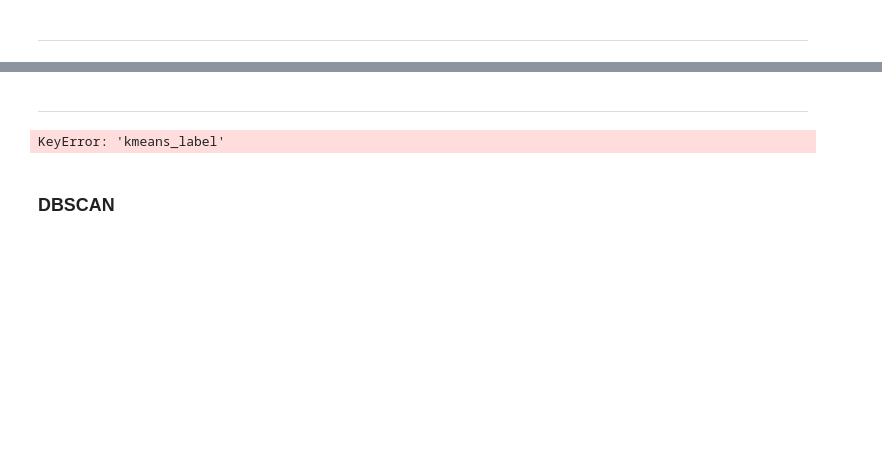
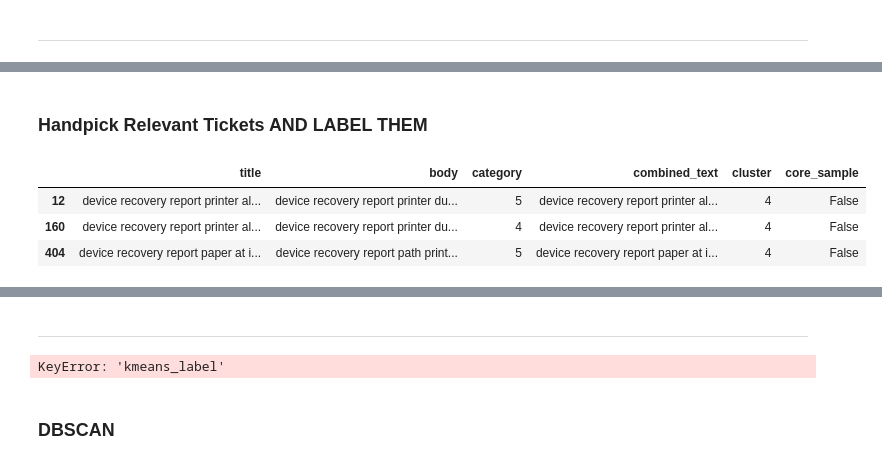
Before and after one commit to andipasti/smupo, a Jupyter notebook: TIcket_Dynamic_Clustering_15_05_pynb.ipynb, the cells around one changed output, grey strips where cells are left out. Saved outputs shown, nothing was run; the diff lists cells and outputs as text; code cells hidden in the pictures; blank space fills up the shorter version.

```diff
--- a/TIcket_Dynamic_Clustering_15_05_pynb.ipynb
+++ b/TIcket_Dynamic_Clustering_15_05_pynb.ipynb
@@ -2513,0 +2784,12 @@ array(['RECRUIT', 'CONFIG', 'COMMUNICATION', 'AUTH', 'SECURITY',
+# %% [markdown]
+### Handpick Relevant Tickets AND LABEL THEM
+# %%
+cluster_2_df = df[df['cluster'] == 4]
+
+# Display the DataFrame for cluster number 2
+cluster_2_df.head(3)
+# %% [output]
+|  | title | body | category | combined_text | cluster | core_sample |
+| 12 | device recovery report printer al... | device recovery report printer du... | 5 | device recovery report printer al... | 4 | False |
+| 160 | device recovery report printer al... | device recovery report printer du... | 4 | device recovery report printer al... | 4 | False |
+| 404 | device recovery report paper at i... | device recovery report path print... | 5 | device recovery report paper at i... | 4 | False |
```
Also changed, not shown: parts of 66 cells of this notebook.
